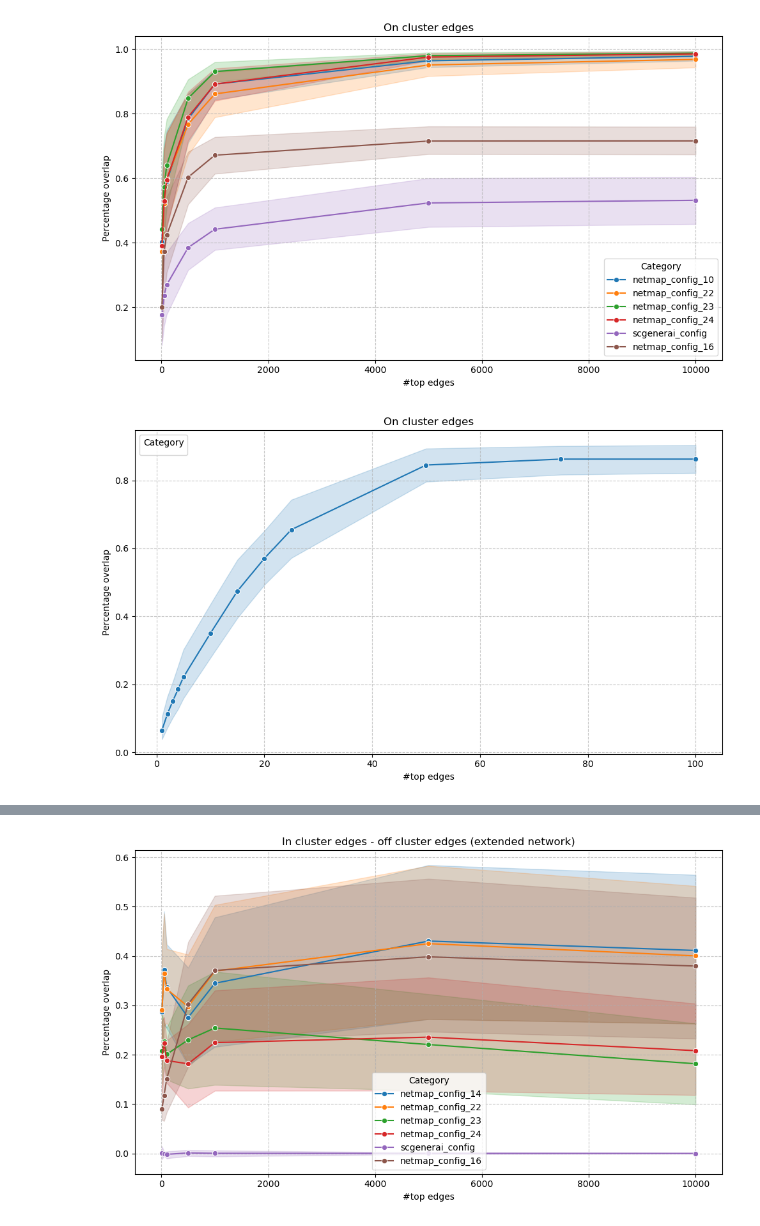
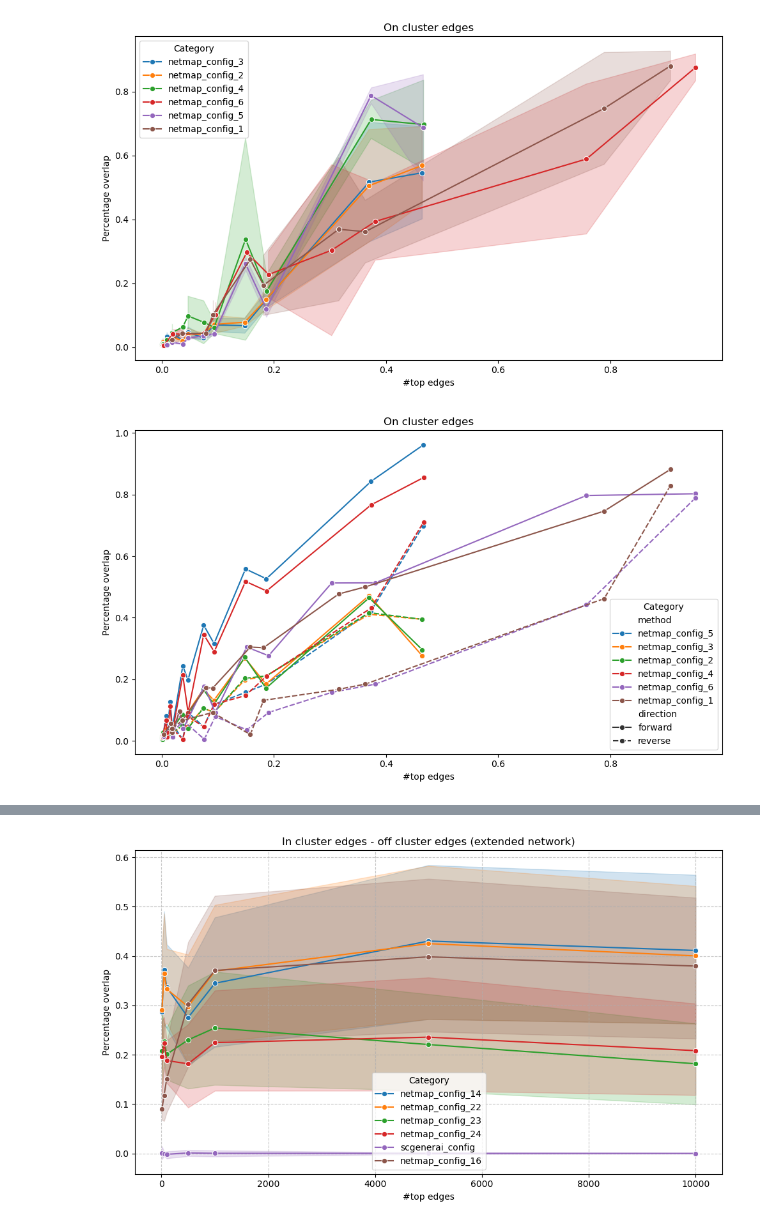
Before and after one commit to bionetslab/netmap-evaluation, a Jupyter notebook: src/evaluation/aggregated_results.ipynb, the cells around one changed output, grey strips where cells are left out. Cells and saved outputs as stored; diff of their text form; code cells hidden in the pictures.

```diff
--- a/src/evaluation/aggregated_results.ipynb
+++ b/src/evaluation/aggregated_results.ipynb
@@ -409,24 +396,10 @@ all_overlaps
 # %%
-# 3. Example with multiple lines (using 'hue')
-plt.figure(figsize=(10, 6))
-sns.lineplot(data=all_overlaps[all_overlaps.method.isin(['netmap_config_10', 'netmap_config_16', 'netmap_config_22', 'netmap_config_23', 'netmap_config_24', 'scgenerai_config'])], x='n_top', y='on_target', hue='method', marker='o')
-# 'hue' separates lines by the 'Category' column
-# 'marker' adds markers to the data points
-# 'errorbar=None' removes confidence intervals (useful for individual lines)
-
-plt.title('On cluster edges')
-plt.xlabel('#top edges')
-plt.ylabel('Percentage overlap')
-plt.grid(True, linestyle='--', alpha=0.7)
-plt.legend(title='Category') # Add a legend for the 'hue' variable
-plt.tight_layout()
-plt.show()
 # %% [output]
-[figure, old version]
+[figure, new version]
 # %%
 # 3. Example with multiple lines (using 'hue')
 plt.figure(figsize=(10, 6))
-sns.lineplot(data=all_overlaps[all_overlaps.method.isin(['grnboost2_config_2' ]) & (~all_overlaps.on_target.isna()) & (all_overlaps.n_top<500)], x='n_top', y='on_target', marker='o')
+sns.lineplot(data=all_overlaps[(all_overlaps.target == 'on_target') & (all_overlaps.net_type == 'unspecific')], x='percentage_edges', y='percentage_overlap', hue='method', marker='o', style='direction')
 # 'hue' separates lines by the 'Category' column
 # 'marker' adds markers to the data points
 # 'errorbar=None' removes confidence intervals (useful for individual lines)
@@ -434,12 +407,12 @@ sns.lineplot(data=all_overlaps[all_overlaps.method.isin(['grnboost2_config_2' ])
 plt.title('On cluster edges')
 plt.xlabel('#top edges')
 plt.ylabel('Percentage overlap')
-plt.grid(True, linestyle='--', alpha=0.7)
+#plt.grid(True, linestyle='--', alpha=0.7)
 plt.legend(title='Category') # Add a legend for the 'hue' variable
 plt.tight_layout()
 plt.show()
 # %% [output]
-[figure, old version]
+[figure, new version]
 # %%
 all_overlaps[all_overlaps.method.isin(['grnboost2_config_2' ]) & (~all_overlaps.on_target.isna()) & (all_overlaps.n_top<50)]
 # %% [output]
```
Also changed, not shown: parts of 33 cells of this notebook, 16 other files.
